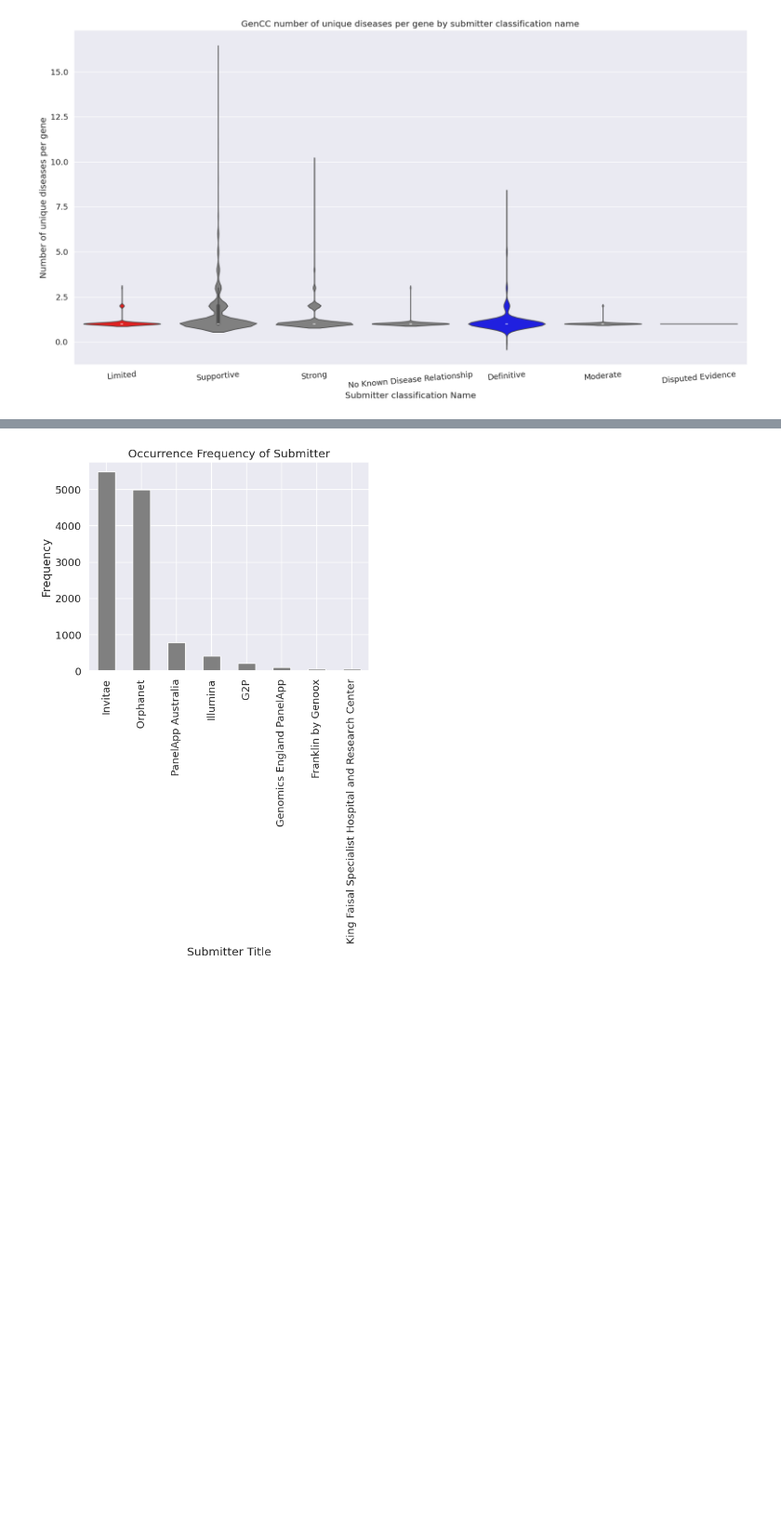
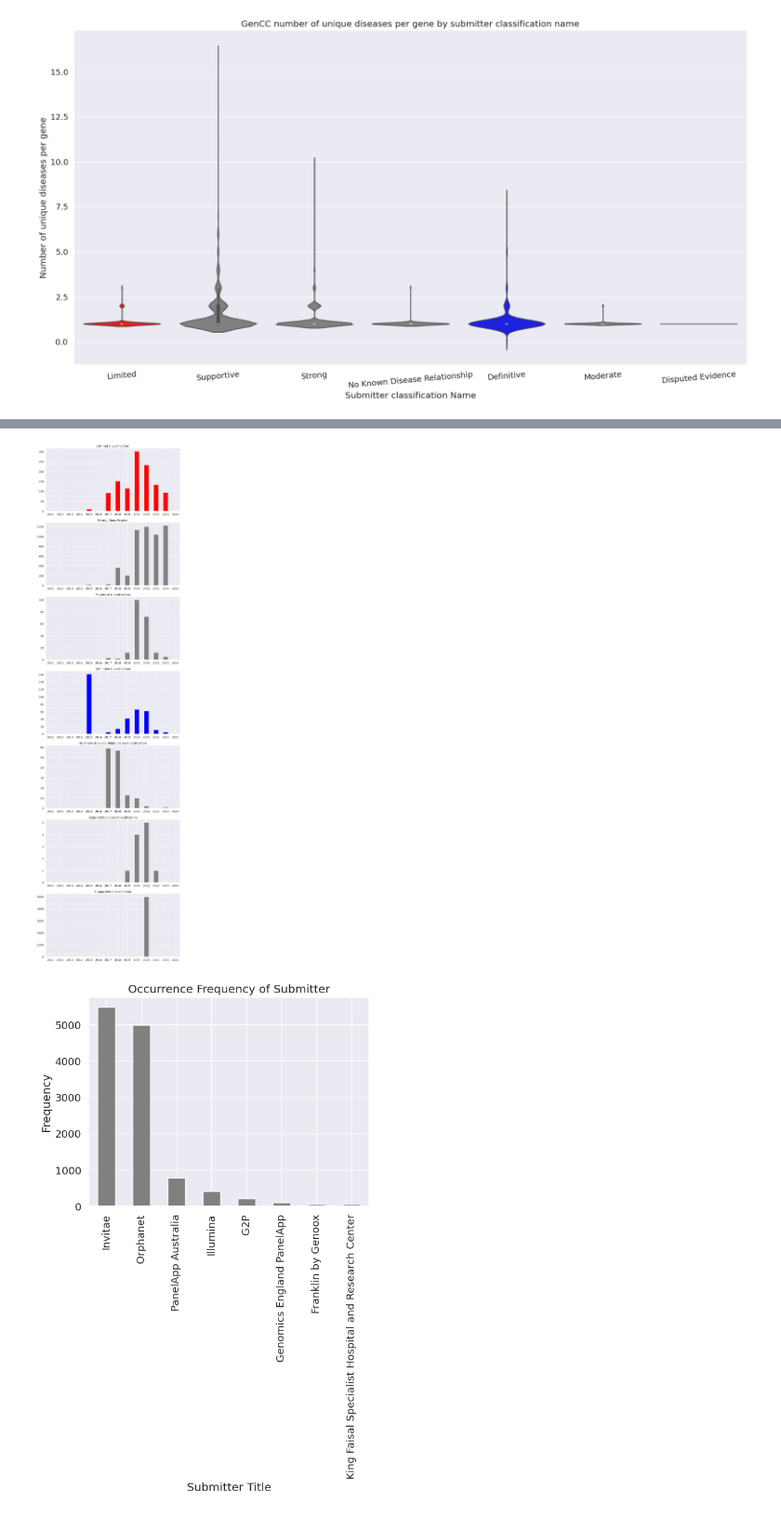
Before and after one commit to microsoft/healthfutures-evagg, a Jupyter notebook: sandbox/ash/gencc_truth_set.ipynb, the cells around one changed output, grey strips where cells are left out. Shown at 93% size. Cells and saved outputs as stored; diff of their text form; code cells hidden in the pictures; blank space fills up the shorter version.

```diff
--- a/sandbox/ash/gencc_truth_set.ipynb
+++ b/sandbox/ash/gencc_truth_set.ipynb
@@ -117,3 +164,41 @@ plt.show()
+# %%
+import pandas as pd
+import matplotlib.pyplot as plt
+import numpy as np
+
+# Assuming gencc_s is your DataFrame and it's already loaded
+
+# Convert 'submitted_as_date' to datetime and extract the year
+gencc_s['submitted_as_date'] = pd.to_datetime(gencc_s['submitted_as_date'])
+gencc_s['year'] = gencc_s['submitted_as_date'].dt.year
+
+# Create a range of years from 2011 to 2024
+years = pd.RangeIndex(2011, 2025)
+
+# Remove rows with 'NaN' in 'submitted_as_classification_name' column
+gencc_s = gencc_s.dropna(subset=['submitted_as_classification_name'])
+
+# Get all unique classifications
+unique_classifications = gencc_s['submitted_as_classification_name'].unique()
+
+# Create a color dictionary
+color_dict = {'Limited': 'red', 'Definitive': 'blue'}
+
+# Create a figure with a subplot for each unique classification
+fig, axs = plt.subplots(len(unique_classifications), 1, figsize=(10, 5*len(unique_classifications)))
+
+# Plot a bar plot of the year for each unique classification
+for i, classification in enumerate(unique_classifications):
+    classification_df = gencc_s[gencc_s['submitted_as_classification_name'] == classification]
+    color = color_dict.get(classification, 'grey')  # Use color from dictionary if it exists, else use 'grey'
+    classification_df['year'].value_counts().reindex(years, fill_value=0).sort_index().plot.bar(ax=axs[i], color=color)
+    axs[i].set_title(f'{classification} Classification')
+    axs[i].set_xticklabels(years, rotation=0)  # Set x-axis tick rotation
+
+plt.tight_layout()
+plt.show()
+# %% [output]
+[figure, added]
 # %%
 # Plot a histogram of the 'submitter_title' column
 gencc_s['submitter_title'].value_counts().plot(kind='bar', color='grey')
```
Also changed, not shown: parts of 12 cells of this notebook.
